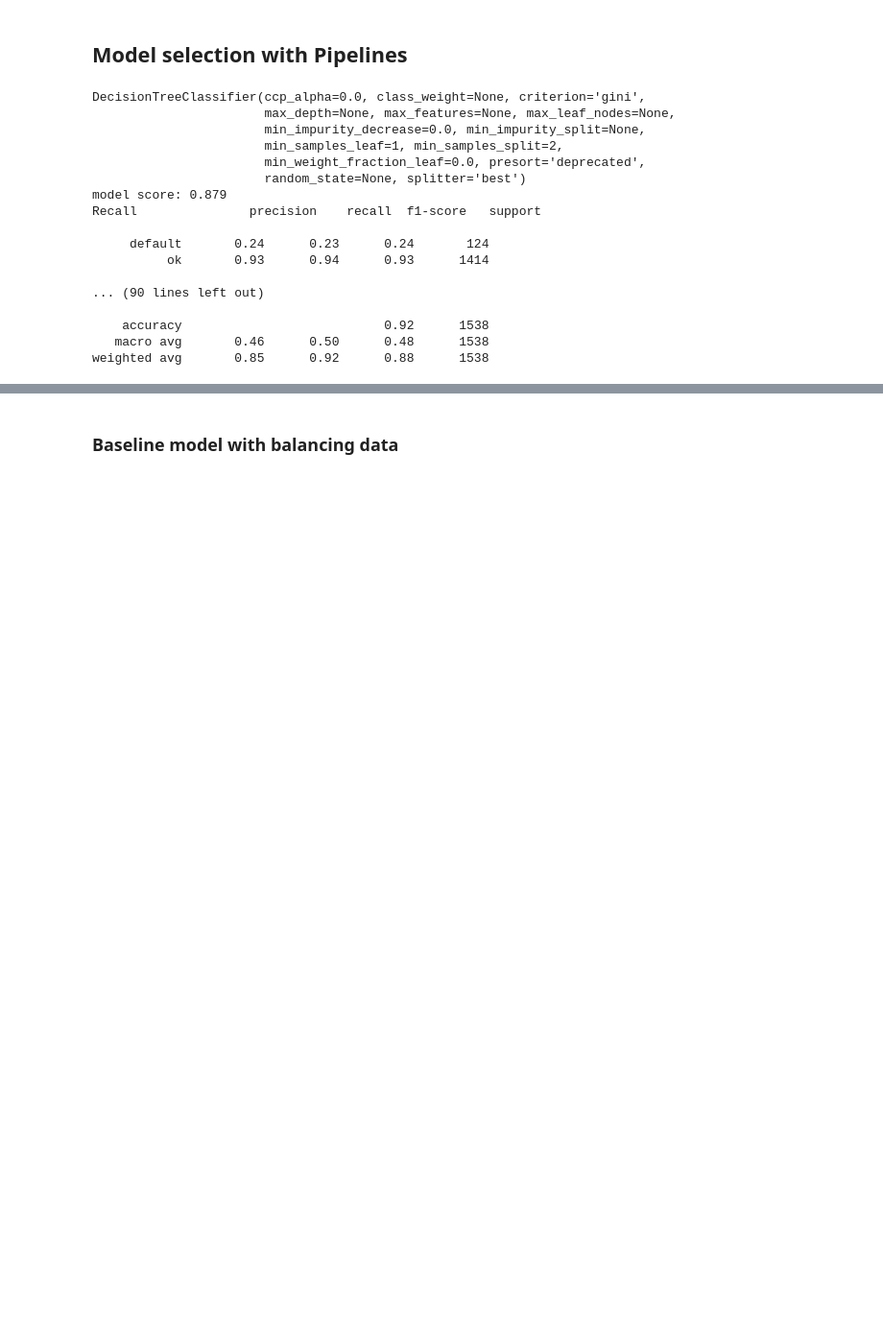
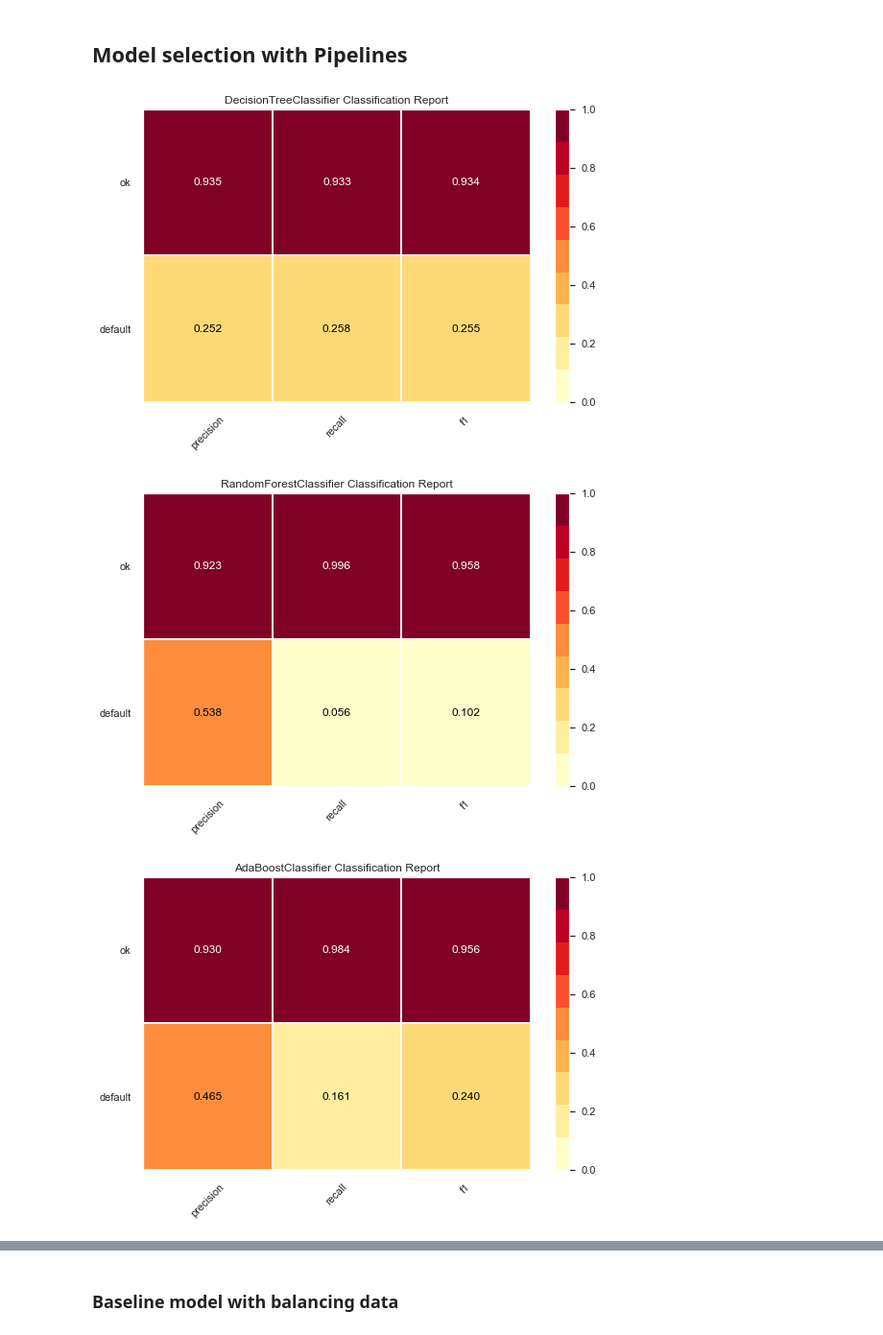
Before and after one commit to ValdemarQ/competitions, a Jupyter notebook: Finbee/C - Class project - Finbee - Predicting who will default on loans.ipynb, the cells around one changed output, grey strips where cells are left out. Shown at 96% size. Cells and saved outputs as stored; diff of their text form; code cells hidden in the pictures; blank space fills up the shorter version.

Commit message:
Working on project, model evaluation metrics, feature importance metrics

```diff
--- a/Finbee/C - Class project - Finbee - Predicting who will default on loans.ipynb
+++ b/Finbee/C - Class project - Finbee - Predicting who will default on loans.ipynb
@@ -1367,40 +1382,38 @@ preprocessor = ColumnTransformer(
 # %% [markdown]
 ## Model selection with Pipelines
 # %%
-classifiers = [
-    DecisionTreeClassifier(),
-    RandomForestClassifier(n_estimators=100),
-    AdaBoostClassifier(n_estimators=100),
-    GradientBoostingClassifier(n_estimators=100),
-    KNeighborsClassifier(n_neighbors=5),
-    SVC(gamma='auto'),
-    LinearSVC(),
-    ]
+from yellowbrick.classifier import ClassificationReport, ConfusionMatrix, ClassPredictionError
+
+
+dt = DecisionTreeClassifier()
+rf = RandomForestClassifier()
+ada = AdaBoostClassifier()
+gbc = GradientBoostingClassifier()
+knn = KNeighborsClassifier(n_neighbors=5)
+
+classifiers = [ dt, rf, ada, gbc, knn,]
+
 
 for classifier in classifiers:
     pipe = Pipeline(steps=[('preprocessor', preprocessor),
                       ('classifier', classifier)])
     pipe.fit(train[baseline_features], train.loan_status)
-    print(classifier)
-    print("model score: %.3f" % pipe.score(valid[baseline_features], valid.loan_status))
-    y_pred = pipe.predict(valid[baseline_features])
+    #print(classifier.__class__.__name__)
+    #print("model score: %.3f" % pipe.score(valid[baseline_features], valid.loan_status))
+    #y_pred = pipe.predict(valid[baseline_features])
     target_names = ['default', 'ok']
-    print('Recall',classification_report(valid.loan_status, y_pred, target_names=target_names))
+    #clfReport =  classification_report(valid.loan_status, y_pred, target_names=target_names)
+    #print('Recall', classificationReport)
+
+    visualizer = ClassificationReport(pipe, classes=target_names)
+    visualizer.fit(train[baseline_features], train.loan_status)
+
+    # Evaluate the model on the test data
+    visualizer.score(valid[baseline_features], valid.loan_status)
+
+    # Draw visualization
+    visualizer.show()
 # %% [output]
-DecisionTreeClassifier(ccp_alpha=0.0, class_weight=None, criterion='gini',
-                       max_depth=None, max_features=None, max_leaf_nodes=None,
-                       min_impurity_decrease=0.0, min_impurity_split=None,
-                       min_samples_leaf=1, min_samples_split=2,
-                       min_weight_fraction_leaf=0.0, presort='deprecated',
-                       random_state=None, splitter='best')
-model score: 0.879
-Recall               precision    recall  f1-score   support
-
-     default       0.24      0.23      0.24       124
-          ok       0.93      0.94      0.93      1414
-
-... (90 lines left out)
-
-    accuracy                           0.92      1538
-   macro avg       0.46      0.50      0.48      1538
-weighted avg       0.85      0.92      0.88      1538
+[figure, added]
+[figure, added]
+[figure, added]
```
Also changed, not shown: parts of 24 cells of this notebook.
